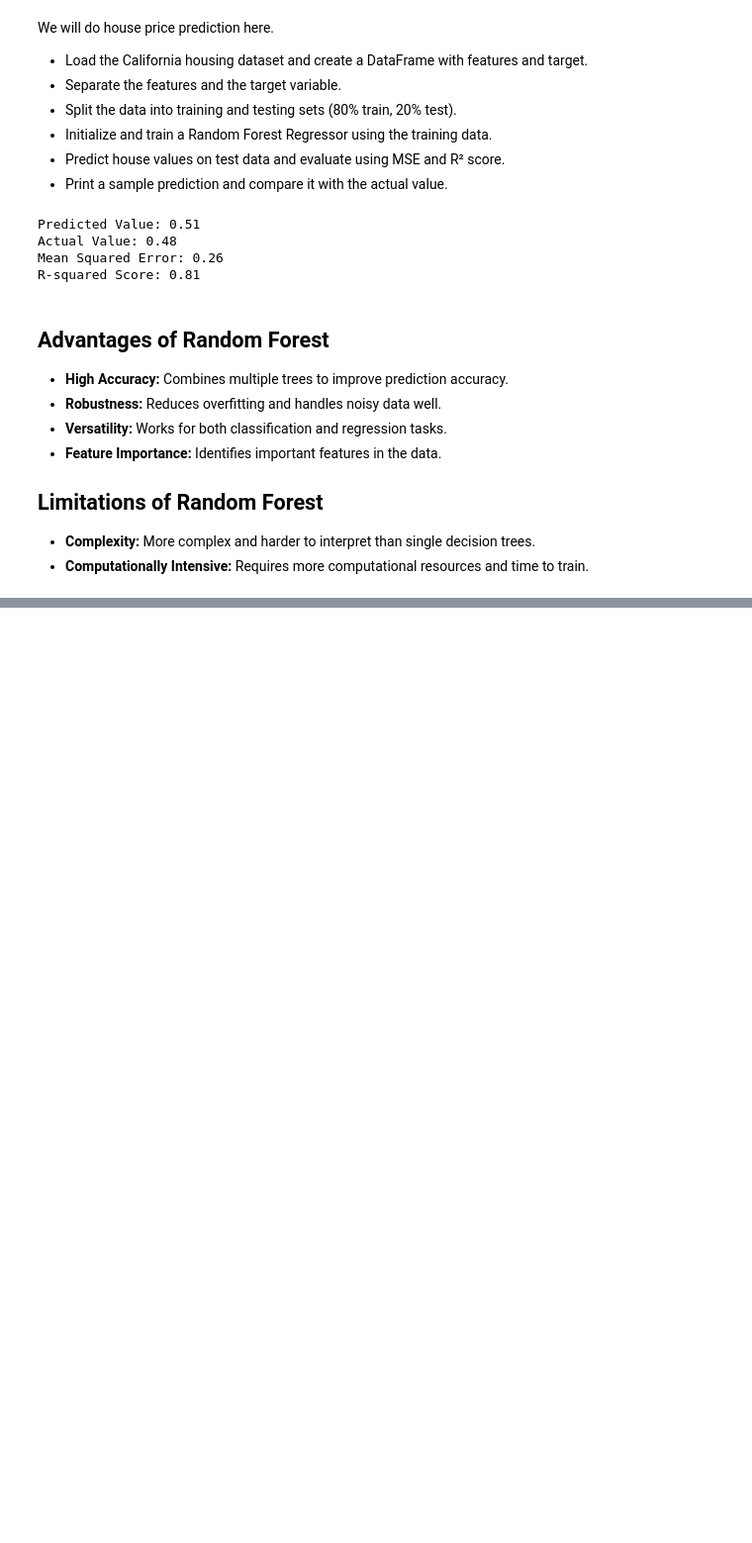
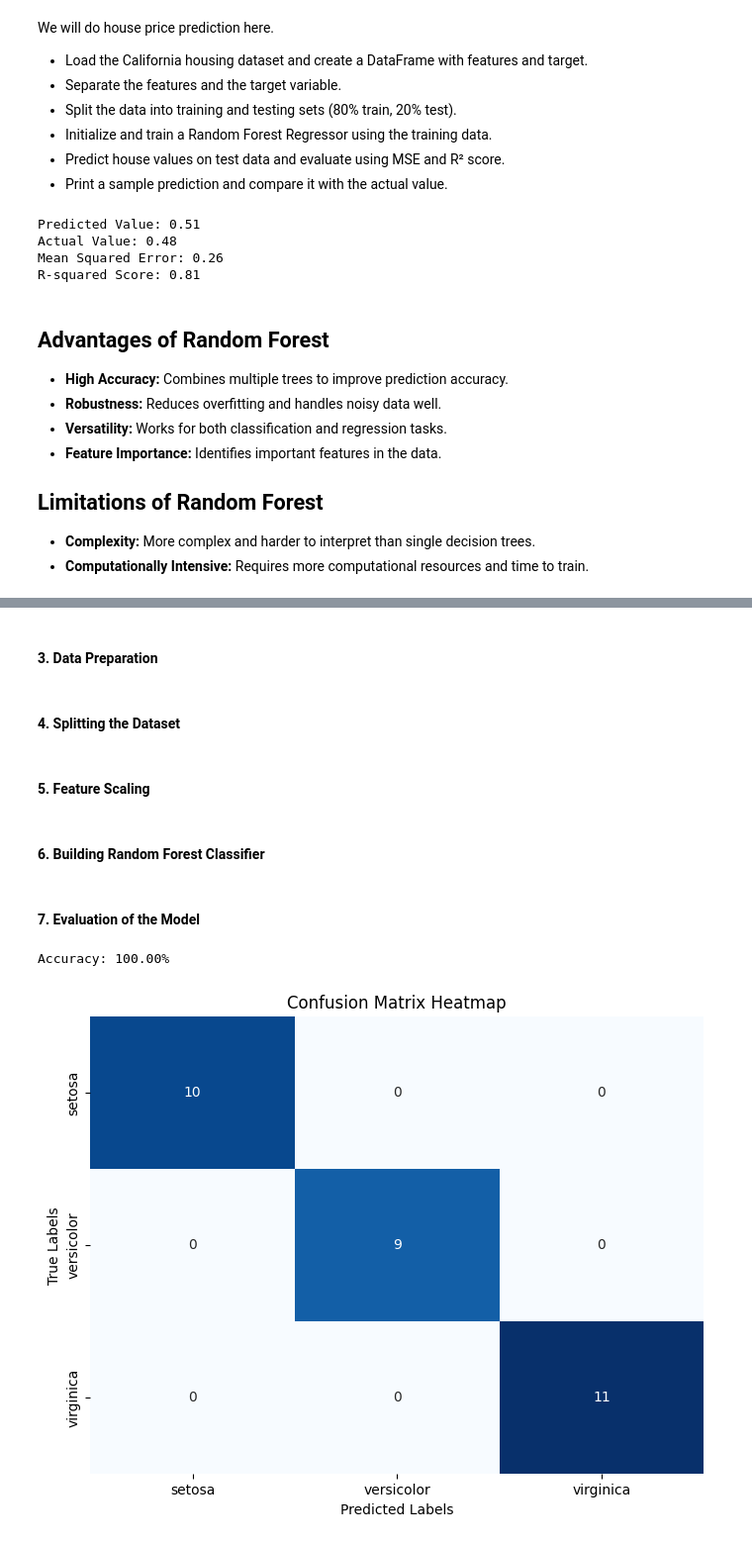
Before and after one commit to itsluckysharma01/Python-from-START, a Jupyter notebook: G08_Random_Forest_i_Machine_Learning.ipynb, the cells around one changed output, grey strips where cells are left out. Shown at 99% size. Drawn from its saved outputs; the diff is of its cells as text; code cells hidden in the pictures; blank space fills up the shorter version.

Commit message:
RAndom forest projects

```diff
--- a/G08_Random_Forest_i_Machine_Learning.ipynb
+++ b/G08_Random_Forest_i_Machine_Learning.ipynb
@@ -158,0 +220,40 @@ R-squared Score: 0.81
+# %% [markdown]
+#### 3. Data Preparation
+# %%
+X = df.iloc[:, :-1].values
+y = df.iloc[:, -1].values
+# %% [markdown]
+#### 4. Splitting the Dataset
+# %%
+X_train, X_test, y_train, y_test = train_test_split(X, y, test_size=0.2, random_state=42)
+# %% [markdown]
+#### 5. Feature Scaling
+# %%
+scaler = StandardScaler()
+X_train = scaler.fit_transform(X_train)
+X_test = scaler.transform(X_test)
+# %% [markdown]
+#### 6. Building Random Forest Classifier
+# %%
+classifier = RandomForestClassifier(n_estimators=100, random_state=42)
+classifier.fit(X_train, y_train)
+y_pred = classifier.predict(X_test)
+# %% [markdown]
+#### 7. Evaluation of the Model
+# %%
+accuracy = accuracy_score(y_test, y_pred)
+print(f'Accuracy: {accuracy * 100:.2f}%')
+
+conf_matrix = confusion_matrix(y_test, y_pred)
+
+plt.figure(figsize=(8, 6))
+sns.heatmap(conf_matrix, annot=True, fmt='g', cmap='Blues', cbar=False,
+            xticklabels=iris.target_names, yticklabels=iris.target_names)
+
+plt.title('Confusion Matrix Heatmap')
+plt.xlabel('Predicted Labels')
+plt.ylabel('True Labels')
+plt.show()
+# %% [output]
+Accuracy: 100.00%
+[figure, added]
```
Also changed, not shown: parts of 30 cells of this notebook, 1 other file.
